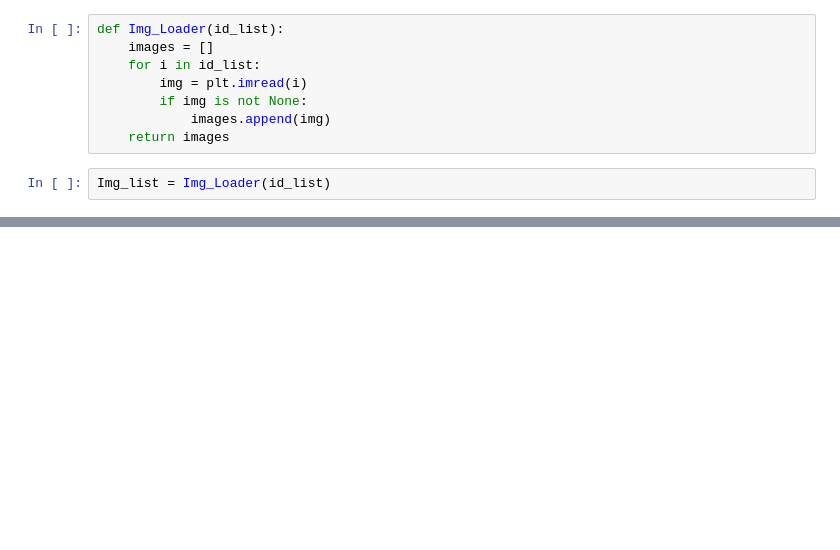
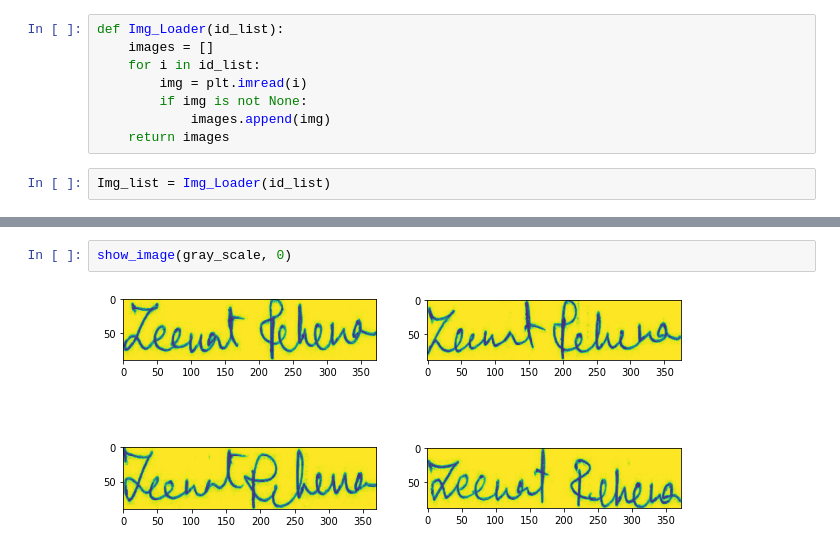
Before and after one commit to RamizSarfaraj/forged_signature_detection, a Jupyter notebook: src/walking.ipynb, the cells around one changed output, grey strips where cells are left out. Cells and saved outputs as stored; diff of their text form; blank space fills up the shorter version.

```diff
--- a/src/walking.ipynb
+++ b/src/walking.ipynb
@@ -44,0 +88,4 @@ Img_list = np.array
+# %%
+show_image(gray_scale, 0)
+# %% [output]
+[figure, added]
```
Also changed, not shown: parts of 15 cells of this notebook.
